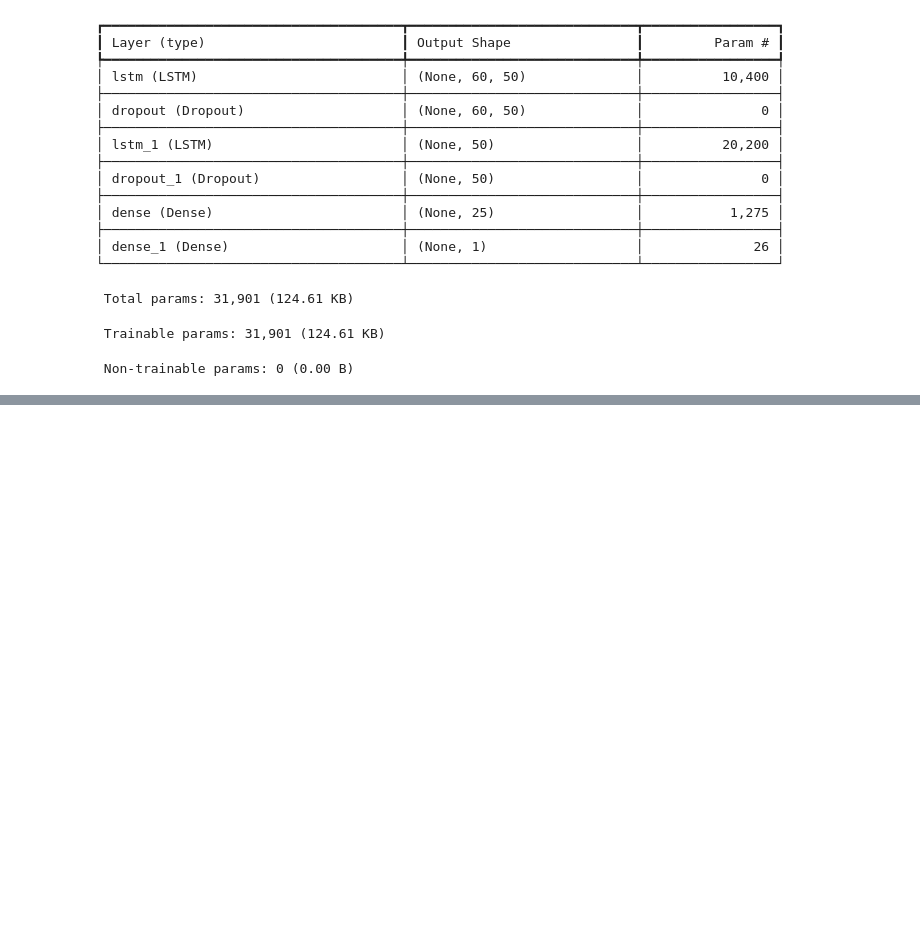
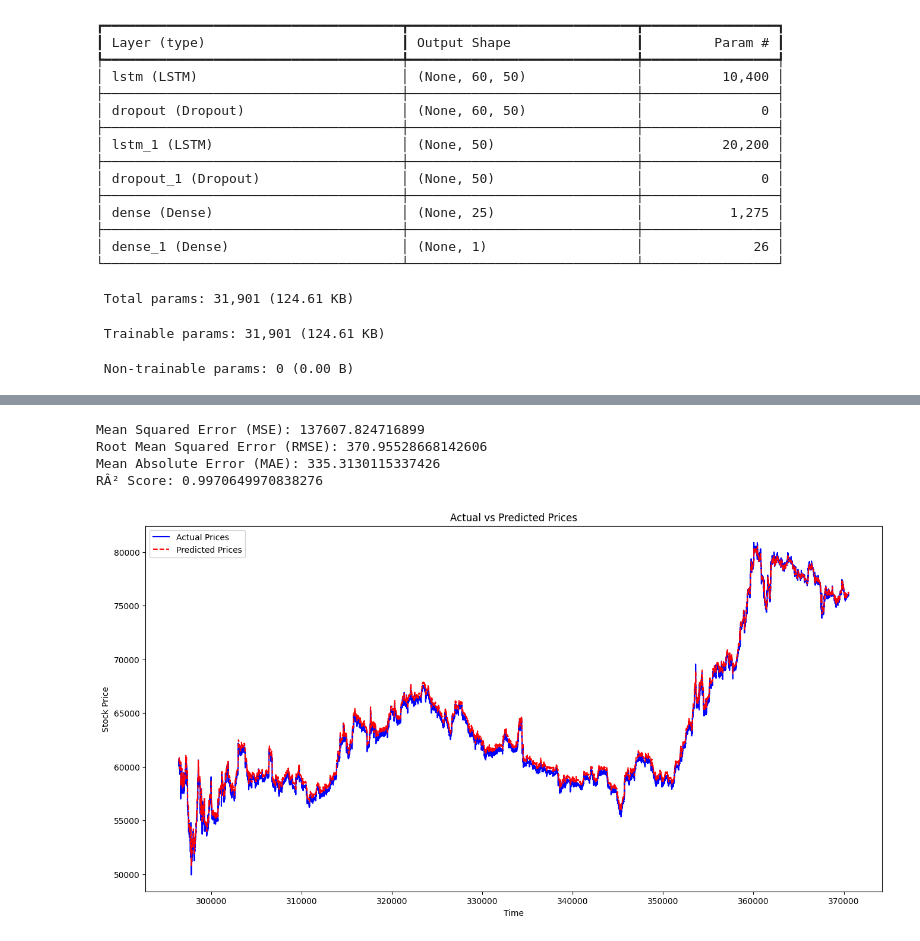
Before and after one commit to Naina2308/stock-price-prediction, a Jupyter notebook: stock-price.ipynb, the cells around one changed output, grey strips where cells are left out. Cells and saved outputs as stored; diff of their text form; code cells hidden in the pictures; blank space fills up the shorter version.

Commit message:
Kaggle Notebook | Stock Price Prediction | Version 4

```diff
--- a/stock-price.ipynb
+++ b/stock-price.ipynb
@@ -153,0 +154,30 @@ See the caveats in the documentation: https://pandas.pydata.org/pandas-docs/stab
+# %%
+from sklearn.metrics import mean_squared_error, mean_absolute_error, r2_score
+import numpy as np
+
+# Calculate error metrics
+mse = mean_squared_error(y_test, predictions)
+rmse = np.sqrt(mse)
+mae = mean_absolute_error(y_test, predictions)
+r2 = r2_score(y_test, predictions)
+
+print(f"Mean Squared Error (MSE): {mse}")
+print(f"Root Mean Squared Error (RMSE): {rmse}")
+print(f"Mean Absolute Error (MAE): {mae}")
+print(f"RÂ² Score: {r2}")
+
+# Visualization 1: Actual vs Predicted Prices
+plt.figure(figsize=(16, 8))
+plt.plot(display['close'], label='Actual Prices', color='blue')
+plt.plot(display['Predictions'], label='Predicted Prices', color='red', linestyle='dashed')
+plt.title('Actual vs Predicted Prices')
+plt.xlabel('Time')
+plt.ylabel('Stock Price')
+plt.legend()
+plt.show()
+# %% [output]
+Mean Squared Error (MSE): 137607.824716899
+Root Mean Squared Error (RMSE): 370.95528668142606
+Mean Absolute Error (MAE): 335.3130115337426
+RÂ² Score: 0.9970649970838276
+[figure, added]
```
Also changed, not shown: parts of 3 cells of this notebook.
